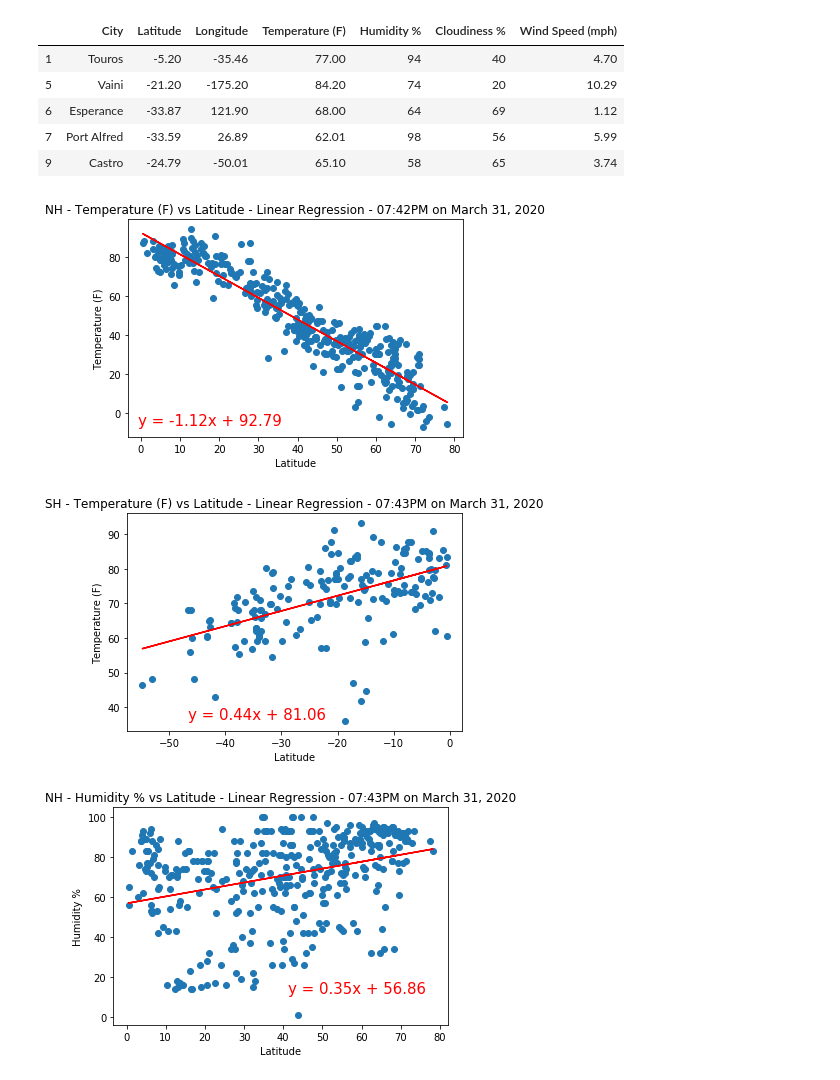
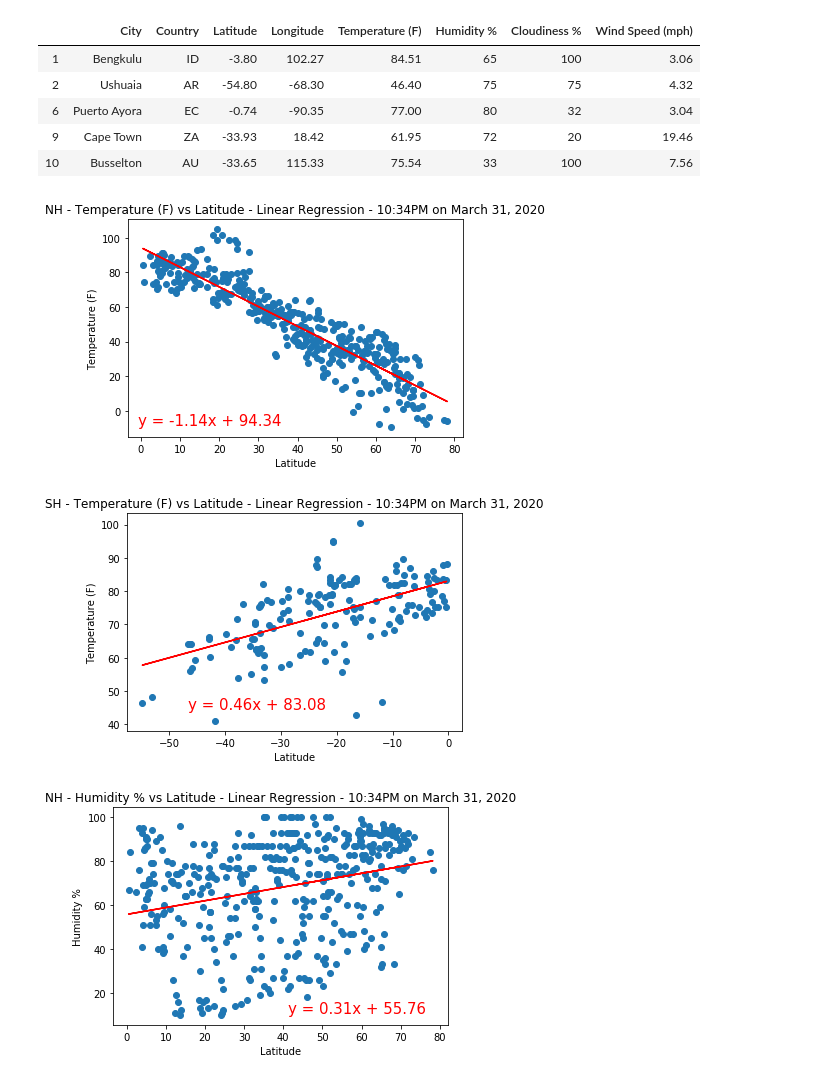
Before and after one commit to KuiiMaldonado/python-api-challenge, a Jupyter notebook: WeatherPy/WeatherPy.ipynb, the cells around one changed output. Drawn from its saved outputs; the diff is of its cells as text; code cells hidden in the pictures.

Commit message:
Updating weather data

```diff
--- a/WeatherPy/WeatherPy.ipynb
+++ b/WeatherPy/WeatherPy.ipynb
@@ -71,6 +71,7 @@ base_url = "http://api.openweathermap.org/data/2.5/weather?"
 
 #Lists for API responses
 json_cities = []
+json_countries = []
 json_lats = []
 json_longs = []
 json_temps = []
@@ -85,6 +86,7 @@ for city in cities:
     if("name" in response and "id" in response):
         print(f'Processing... {response["name"]} | Id: {response["id"]}')
         json_cities.append(response["name"])
+        json_countries.append(response["sys"]["country"])
         json_lats.append(response["coord"]["lat"])
         json_longs.append(response["coord"]["lon"])
         json_temps.append(response["main"]["temp"])
@@ -116,6 +118,7 @@ Processing... Fort Nelson | Id: 5955902
 # %%
 #Create dataframe with responses data
-weather_df = pd.DataFrame({"City": json_cities, "Latitude":json_lats, "Longitude":json_longs, "Temperature (F)":json_temps,
-                           "Humidity %":json_humidity, "Cloudiness %":json_clouds, "Wind Speed (mph)":json_wind})
+weather_df = pd.DataFrame({"City": json_cities, "Country":json_countries, "Latitude":json_lats, "Longitude":json_longs,
+                           "Temperature (F)":json_temps, "Humidity %":json_humidity, "Cloudiness %":json_clouds,
+                           "Wind Speed (mph)":json_wind})
 weather_df.head()
 # %% [output]
@@ -176,27 +179,27 @@ NH_weather_df.head()
 SH_weather_df = weather_df.loc[weather_df["Latitude"] < 0]
 SH_weather_df.head()
 # %% [output]
-|  | City | Latitude | Longitude | Temperature (F) | Humidity % | Cloudiness % | Wind Speed (mph) |
-| 1 | Touros | -5.20 | -35.46 | 77.00 | 94 | 40 | 4.70 |
-| 5 | Vaini | -21.20 | -175.20 | 84.20 | 74 | 20 | 10.29 |
-| 6 | Esperance | -33.87 | 121.90 | 68.00 | 64 | 69 | 1.12 |
-| 7 | Port Alfred | -33.59 | 26.89 | 62.01 | 98 | 56 | 5.99 |
-| 9 | Castro | -24.79 | -50.01 | 65.10 | 58 | 65 | 3.74 |
+|  | City | Country | Latitude | Longitude | Temperature (F) | Humidity % | Cloudiness % | Wind Speed (mph) |
+| 1 | Bengkulu | ID | -3.80 | 102.27 | 84.51 | 65 | 100 | 3.06 |
+| 2 | Ushuaia | AR | -54.80 | -68.30 | 46.40 | 75 | 75 | 4.32 |
+| 6 | Puerto Ayora | EC | -0.74 | -90.35 | 77.00 | 80 | 32 | 3.04 |
+| 9 | Cape Town | ZA | -33.93 | 18.42 | 61.95 | 72 | 20 | 19.46 |
+| 10 | Busselton | AU | -33.65 | 115.33 | 75.54 | 33 | 100 | 7.56 |
 # %%
 #Northern Hemisphere - Temperature (F) vs. Latitude
 linearRegressionPlotting(NH_weather_df, "Latitude", "Temperature (F)", 100, 50, "NH")
 # %% [output]
-[figure, old version]
+[figure, new version]
 # %%
 #Southern Hemisphere - Temperature (F) vs. Latitude
-linearRegressionPlotting(SH_weather_df, "Latitude", "Temperature (F)", 150, 50, "SH")
+linearRegressionPlotting(SH_weather_df, "Latitude", "Temperature (F)", 150, 60, "SH")
 # %% [output]
-[figure, old version]
+[figure, new version]
 # %%
 #Northern Hemisphere - Humidity vs. Latitude
-linearRegressionPlotting(NH_weather_df, "Latitude", "Humidity %", 250, 70, "NH")
+linearRegressionPlotting(NH_weather_df, "Latitude", "Humidity %", 250, 50, "NH")
 # %% [output]
-[figure, old version]
+[figure, new version]
 # %%
 #Southern Hemisphere - Humidity vs. Latitude
 linearRegressionPlotting(SH_weather_df, "Latitude", "Humidity %", 100, 50, "SH")
```
Also changed, not shown: parts of 13 cells of this notebook, 15 other files.
